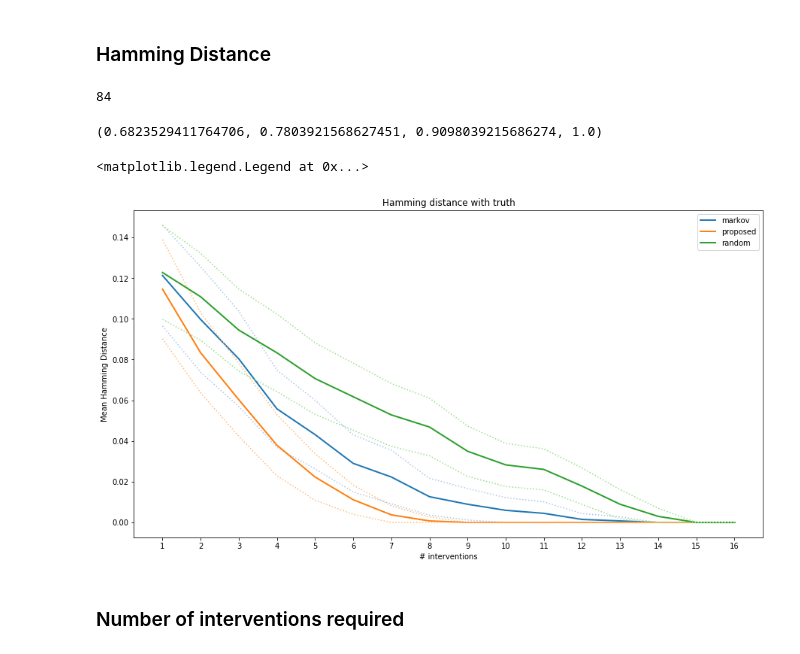
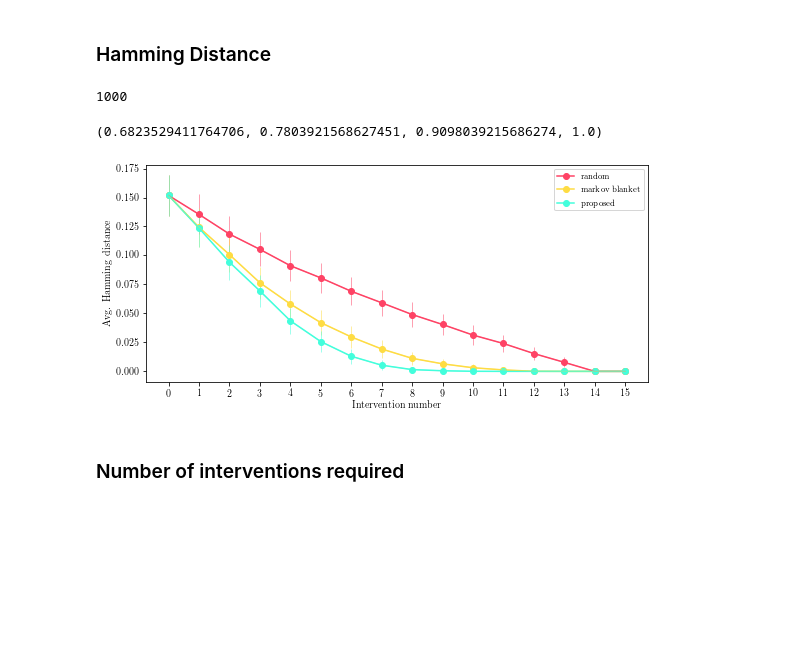
Before and after one commit to juangamella/aicp, a Jupyter notebook: plots.ipynb, the cells around one changed output. Drawn from its saved outputs; the diff is of its cells as text; code cells hidden in the pictures; blank space fills up the shorter version.

```diff
--- a/plots.ipynb
+++ b/plots.ipynb
@@ -73,7 +71,7 @@ N = len(results[0][0])
 P = len(results)
 
 no_ints = np.zeros((len(results), runs, N))
-all_trajectories_jac = {}
+#all_trajectories_jac = {}
 all_trajectories_ham = {}
 names = []
 for k, policy_runs in enumerate(results):
@@ -84,10 +82,10 @@ for k, policy_runs in enumerate(results):
     for i,run_results in enumerate(policy_runs):
         no_ints[k, i,:] = list(map(lambda result: len(result.interventions()), run_results))
         for j, result in enumerate(run_results):
-            estimates = list(map(lambda step: step[0], result.history[1::])) + [result.estimate]
-            trajectory_jac = list(map(lambda estimate: jaccard_distance(cases[j].truth, estimate), estimates))
+            estimates = [set()] + list(map(lambda step: step[0], result.history[1::])) + [result.estimate]
+            #trajectory_jac = list(map(lambda estimate: jaccard_distance(cases[j].truth, estimate), estimates))
             trajectory_ham = list(map(lambda estimate: hamming_distance(cases[j].truth, estimate, cases[j].sem.p), estimates))
-            trajectories_jac.append(trajectory_jac)
+            #trajectories_jac.append(trajectory_jac)
             trajectories_ham.append(trajectory_ham)
-    all_trajectories_jac[name] = trajectories_jac
+    #all_trajectories_jac[name] = trajectories_jac
     all_trajectories_ham[name] = trajectories_ham
@@ -94,3 +115,9 @@ for k, policy_runs in enumerate(results):
+# %%
+# For legend size
+from matplotlib.font_manager import FontProperties
+
+fontP = FontProperties()
+fontP.set_size('small')
 # %% [markdown]
 **Summary of graphs used**
 # %%
@@ -120,47 +148,48 @@ print("%d graphs in total" % N)
 ### Hamming Distance
 # %%
 mask = []
-degree = 16
+degree = 15
 for i, case in enumerate(cases):
     parents, _, _, mb = utils.graph_info(case.target, case.sem.W)
     if len(parents) != len(mb) and case.sem.p == degree:
         mask.append(i)
 len(mask)
 # %% [output]
-84
+1000
 # %%
-hm_dist = np.zeros((P, N*runs, max_iter))
+hm_dist = np.zeros((P, N*runs, max_iter+1))
 for i, (name, trajectories) in enumerate(all_trajectories_ham.items()):
     for j, trajectory in enumerate(trajectories):
-        hm_dist[i, j, 0:len(trajectory)] = trajectory
+        hm_dist[i, j, 0:len(trajectory)] = np.array(trajectory)
 mean = np.mean(hm_dist[:, mask, :], axis=1)
-std = np.std(hm_dist[:, mask, :], axis=1) * 0.3
+std = np.std(hm_dist[:, mask, :], axis=1) * 0.2
 q25 = np.quantile(hm_dist[:, mask, :], 0.25, axis=1)
 q75 = np.quantile(hm_dist[:, mask, :], 0.75, axis=1)
 
-x_axis = np.arange(1, degree+1)
+x_axis = np.arange(0, degree+1)
 
 cmap = matplotlib.cm.get_cmap('tab20')
 rgba = cmap(1)
 print(rgba)
 
-fig, axes = plt.subplots(nrows=1, ncols=1, figsize=(15, 8))
-names = ["markov", "proposed", "random"]
-for i,name in enumerate(names):
-    plt.plot(x_axis, mean[i,0:degree], label=name, linewidth=2, color=cmap(2*i))
-    top = mean[i,0:degree] + std[i,0:degree]
-    bottom = np.maximum(0, mean[i,0:degree] - std[i,0:degree])
-    plt.plot(x_axis, top, ls=":", color=cmap(2*i+1))
-    plt.plot(x_axis, bottom, ls=":", color=cmap(2*i+1))
-plt.xlabel("# interventions")
-plt.ylabel("Mean Hamming Distance")
-plt.title("Hamming distance with truth")
+fig, axes = plt.subplots(nrows=1, ncols=1, figsize=(9, 4))
+names = ["markov blanket", "proposed", "random"]
+for j,i in enumerate([2,0,1]):
+    name = names[i]
+    plt.plot(x_axis, mean[i,:], linewidth=1.5, color=colors[j], marker='o', label=name)
+    plt.errorbar(x_axis, mean[i,:], std[i,:], linewidth=1, color=colorsa[j])#, uplims=True, lolims=True)
+    #top = mean[i,:] + std[i,:]#q75[i,:]#
+    #bottom = np.maximum(0, mean[i,:] - std[i,:])#q25[i,:]#
+    #plt.plot(x_axis, top, ls=":", color=colorsa[j])
+    #plt.plot(x_axis, bottom, ls=":", color=colorsa[j])
+plt.xlabel("Intervention number")
+plt.ylabel("Avg. Hamming distance")
 axes.set_xticks(x_axis)
-plt.legend()
+plt.legend(prop=fontP)
+plt.savefig('hamming_population.pdf', bbox_inches='tight')
 # %% [output]
 (0.6823529411764706, 0.7803921568627451, 0.9098039215686274, 1.0)
-<matplotlib.legend.Legend at 0x...>
-[figure, old version]
+[figure, new version]
 # %% [markdown]
 ### Number of interventions required
 # %%
```
Also changed, not shown: parts of 10 cells of this notebook.
